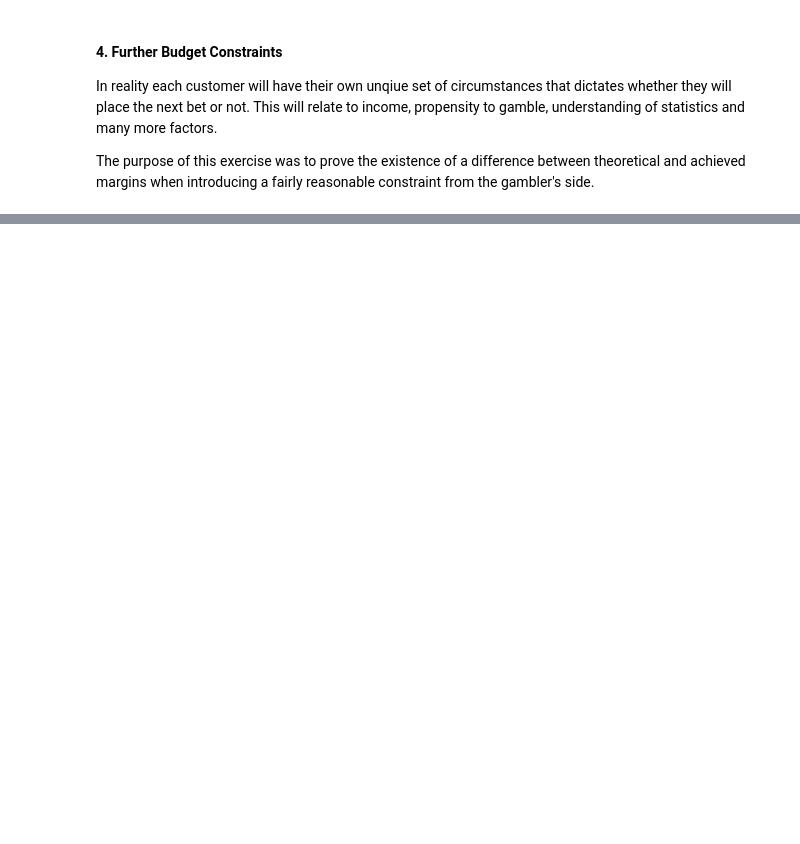
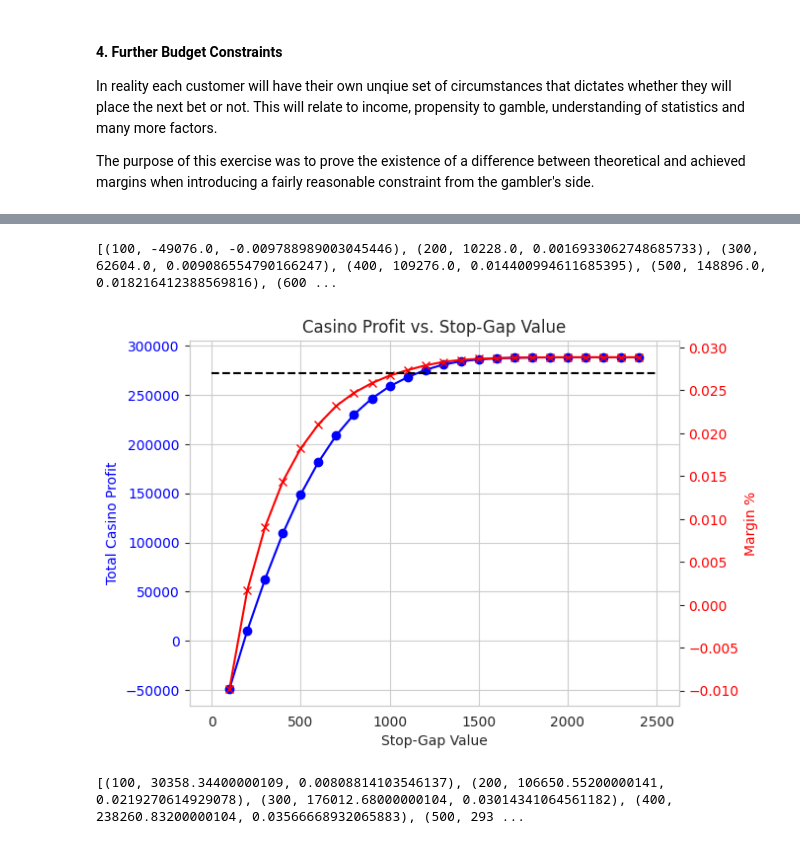
Before and after one commit to hallam-flda/gambling_market_analyses, a Jupyter notebook: Roulette_&_Customer_Budgets.ipynb, the cells around one changed output, grey strips where cells are left out. Drawn from its saved outputs; the diff is of its cells as text; code cells hidden in the pictures; blank space fills up the shorter version.

```diff
--- a/Roulette_&_Customer_Budgets.ipynb
+++ b/Roulette_&_Customer_Budgets.ipynb
@@ -257,6 +306,10 @@ therefore the overall difference due to successive loss streaks is = +1.00%
 #### **3. Combination**
 
 While the two proposed budget constraints will likely have a large degree of crossover, I think it is reasonable that most customers would be sensitive to losing in excess of £1000 or over 110 times in a row. Therefore I will combine the two criteria.
+# %%
+def get_last_balance(balance_history_array):
+  last_b = np.array([row[~np.isnan(row)][-1] if np.any(~np.isnan(row)) else np.nan for row in balance_history_array])
+  return last_b
 # %%
 
 # Step 1: Replace values < -1000 with NaN
@@ -307,0 +488,54 @@ The purpose of this exercise was to prove the existence of a difference between
+# %%
+original_casino_history = cb1_history.reshape(1000,10000)
+
+def stop_gap_sim(history_array, stop_gap = 2000):
+  history_array = np.where(history_array < -stop_gap, np.nan, history_array)
+  stop_gap_last_balances = get_last_balance(history_array)
+  total_profit = -sum(stop_gap_last_balances)
+  total_stakes = (~np.isnan(history_array)).sum()
+  stop_gap_return = total_profit/total_stakes
+  return stop_gap, total_profit, stop_gap_return
+
+results = []
+for stop_gap in range(100,2500,100):
+  result = stop_gap_sim(original_casino_history, stop_gap = stop_gap)
+  results.append(result)
+
+print(results)
+# %% [output]
+[(100, -49076.0, -0.009788989003045446), (200, 10228.0, 0.0016933062748685733), (300, 62604.0, 0.009086554790166247), (400, 109276.0, 0.014400994611685395), (500, 148896.0, 0.018216412388569816), (600 ...
+# %%
+# Extract x and y values from the list of tuples
+x_values = [result[0] for result in results]
+y_values = [result[1] for result in results]
+y_values_2 = [result[2] for result in results]
+
+fig, ax1 = plt.subplots()  # Create a figure and primary axes
+ax1.plot(x_values, y_values, marker='o', color='blue')  # Plot y_values on primary axis
+ax1.set_xlabel('Stop-Gap Value')
+ax1.set_ylabel('Total Casino Profit', color='blue')  # Set label for primary axis
+ax1.tick_params('y', labelcolor='blue')  # Set tick label color for primary axis
+
+# Create a secondary y-axis
+ax2 = ax1.twinx()  # Create a secondary axis sharing the x-axis
+ax2.plot(x_values, y_values_2, marker='x', color='red')  # Plot y_values_2 on secondary axis
+ax2.hlines(y=0.027, xmin=0, xmax=2500, color='black', linestyle='--')
+ax2.set_ylabel('Margin %', color='red')  # Set label for secondary axis
+ax2.tick_params('y', labelcolor='red')  # Set tick label color for secondary axis
+
+plt.title('Casino Profit vs. Stop-Gap Value')
+plt.grid(False)
+plt.show()
+# %% [output]
+[figure, added]
+# %%
+double_margin_casino_history = np.array(cbh_dbl_margin).reshape(1000,10000)
+
+results_dbl = []
+for stop_gap in range(100,2500,100):
+  result = stop_gap_sim(double_margin_casino_history, stop_gap = stop_gap)
+  results_dbl.append(result)
+
+print(results_dbl)
+# %% [output]
+[(100, 30358.34400000109, 0.00808814103546137), (200, 106650.55200000141, 0.0219270614929078), (300, 176012.68000000104, 0.03014341064561182), (400, 238260.83200000104, 0.03566668932065883), (500, 293 ...
```
Also changed, not shown: parts of 54 cells of this notebook.
